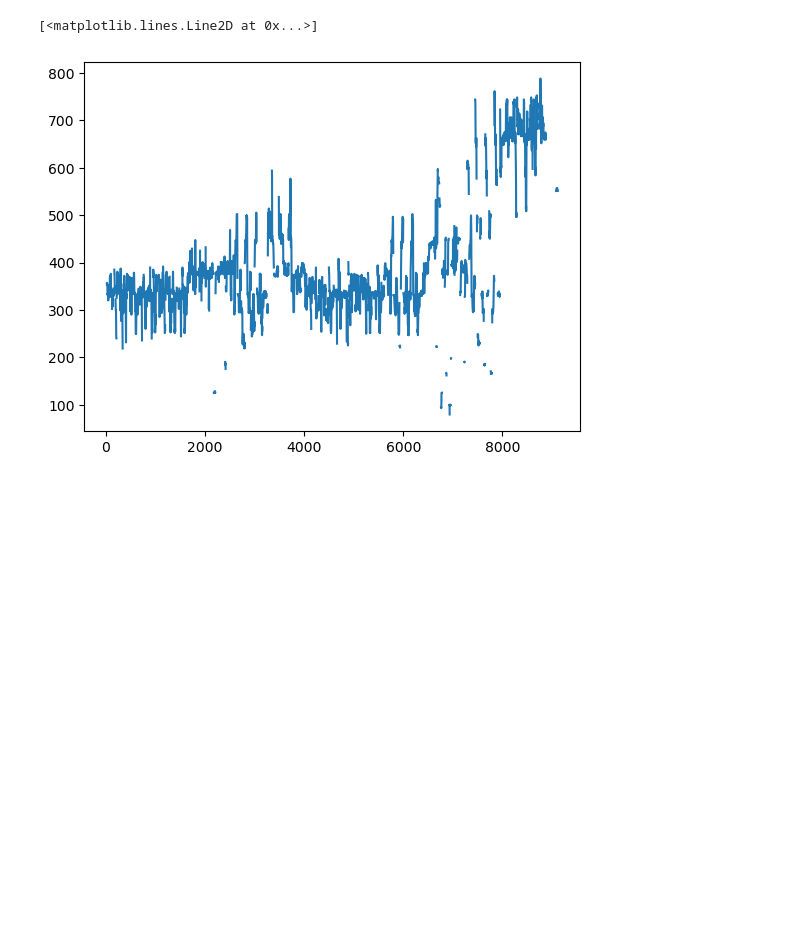
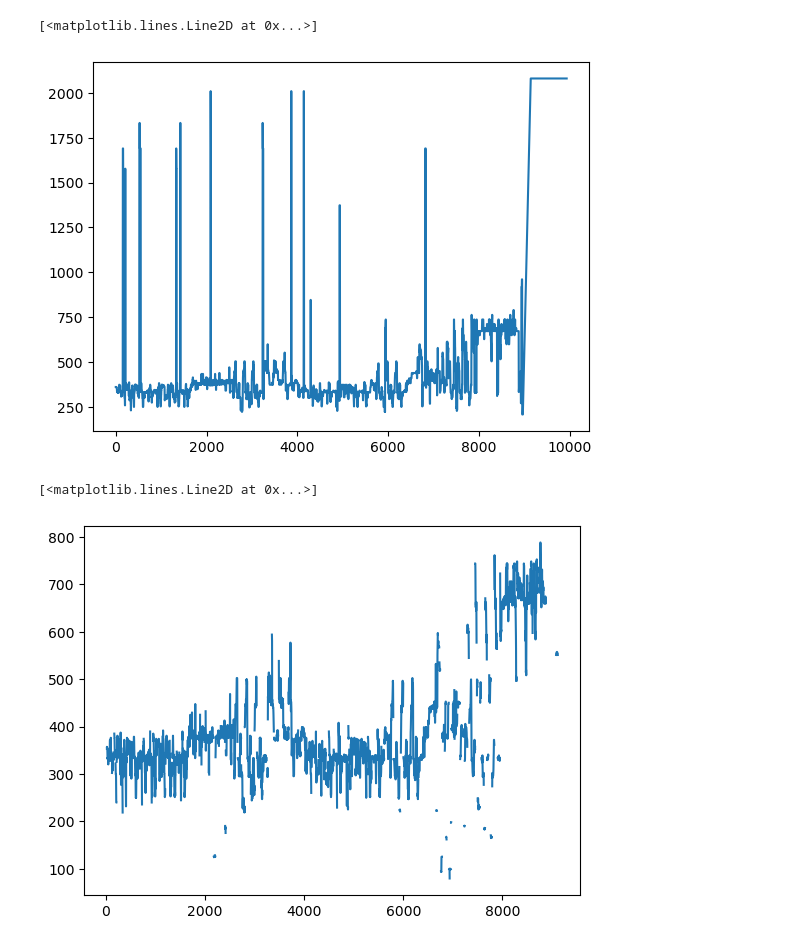
Before and after one commit to 1155194577/note_transcription, a Jupyter notebook: analysis/pyin_visualization.ipynb, the cells around one changed output. Saved outputs shown, nothing was run; the diff lists cells and outputs as text; code cells hidden in the pictures; blank space fills up the shorter version.

```diff
--- a/analysis/pyin_visualization.ipynb
+++ b/analysis/pyin_visualization.ipynb
@@ -91,3 +90,6 @@ plt.show()
 # %%
-time, f0 = pitch_extractor.signal_pitch_extraction(y)
+f0, f0_probs, time_series = pitch_extractor.signal_pitch_extraction(y)
 plt.plot(f0)
+# %% [output]
+[<matplotlib.lines.Line2D at 0x...>]
+[figure, added]
```
Also changed, not shown: parts of 5 cells of this notebook, 5 other files.
